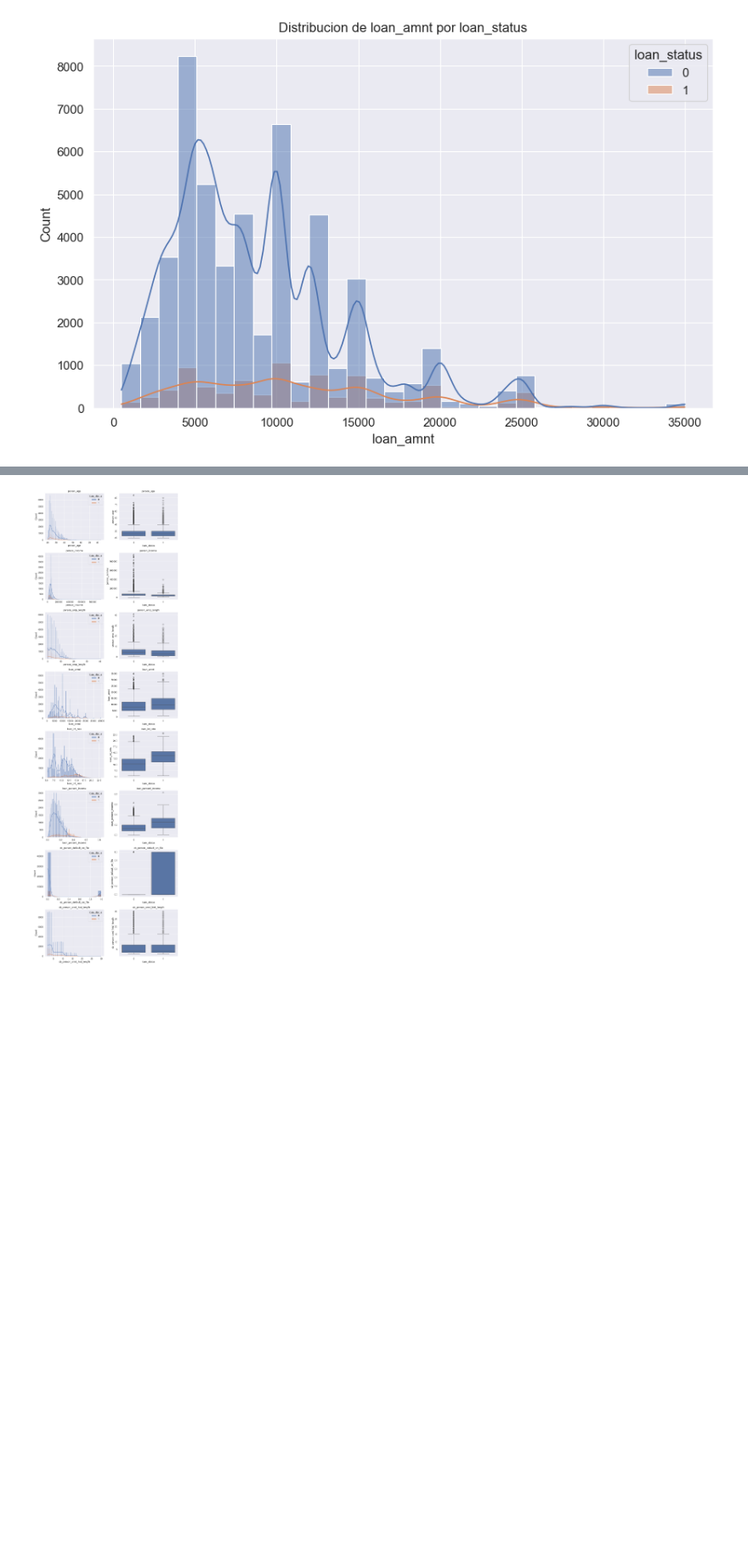
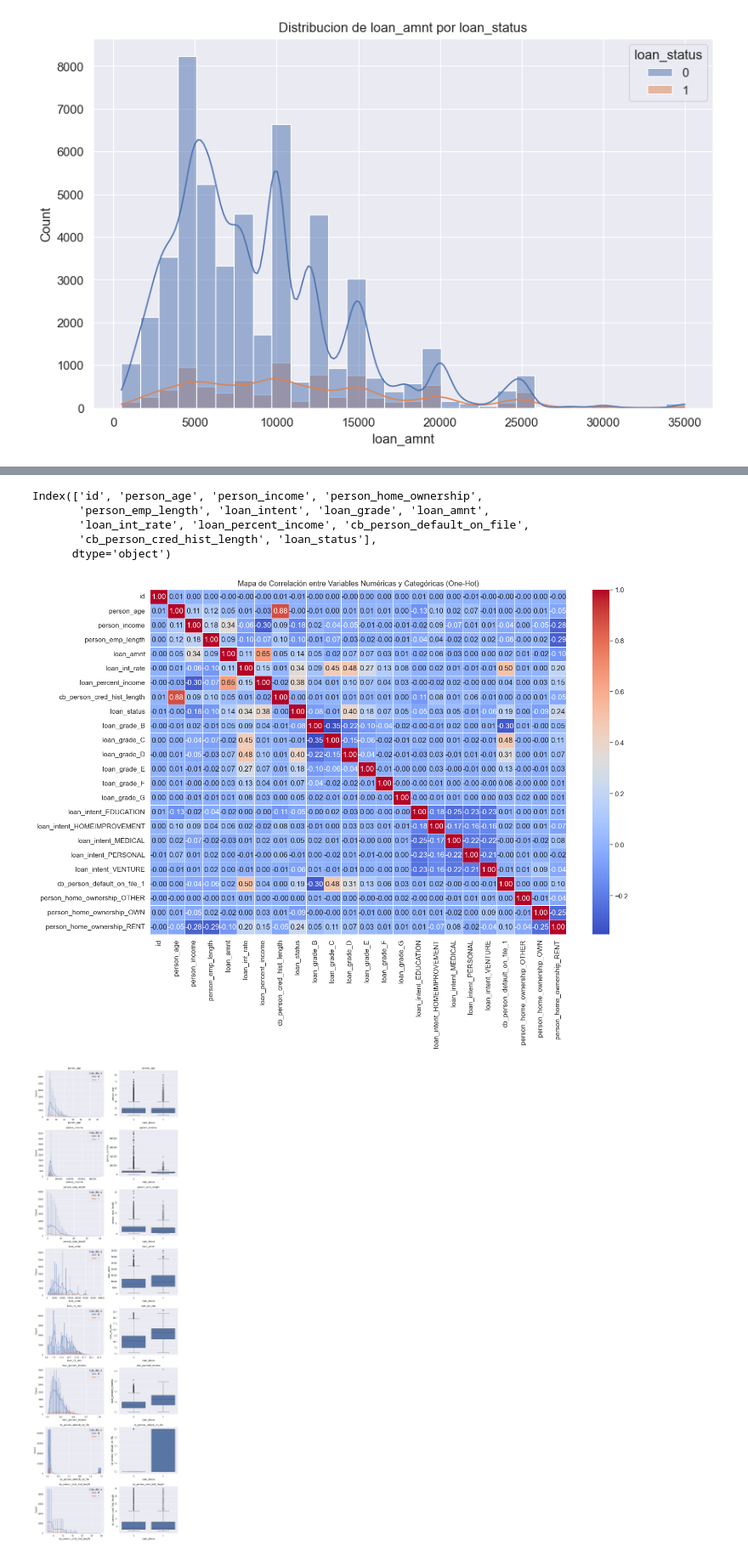
Before and after one commit to Pericsen/loan-approval-prediction, a Jupyter notebook: EDA_features.ipynb, the cells around one changed output, grey strips where cells are left out. Shown at 85% size. Cells and saved outputs as stored; diff of their text form; code cells hidden in the pictures; blank space fills up the shorter version.

```diff
--- a/EDA_features.ipynb
+++ b/EDA_features.ipynb
@@ -134,3 +134,26 @@ plt.show()
+# %%
+train.columns
+# %% [output]
+Index(['id', 'person_age', 'person_income', 'person_home_ownership',
+       'person_emp_length', 'loan_intent', 'loan_grade', 'loan_amnt',
+       'loan_int_rate', 'loan_percent_income', 'cb_person_default_on_file',
+       'cb_person_cred_hist_length', 'loan_status'],
+      dtype='object')
+# %%
+
+# Aplicar One-Hot Encoding a la variable categórica
+df_encoded = pd.get_dummies(train, columns=['loan_grade', 'loan_intent', 'cb_person_default_on_file', 'person_home_ownership'], drop_first=True)
+
+# Calcular la matriz de correlación
+corr_matrix = df_encoded.corr()
+
+# Graficar el mapa de calor
+plt.figure(figsize=(15, 10))
+sns.heatmap(corr_matrix, annot=True, cmap="coolwarm", fmt=".2f", linewidths=0.5)
+plt.title("Mapa de Correlación entre Variables Numéricas y Categóricas (One-Hot)")
+plt.show()
+# %% [output]
+[figure, added]
 # %%
 def create_bivariate_plots_numerical(df, target_column):
 
```
Also changed, not shown: parts of 2 cells of this notebook, 7 other files.
